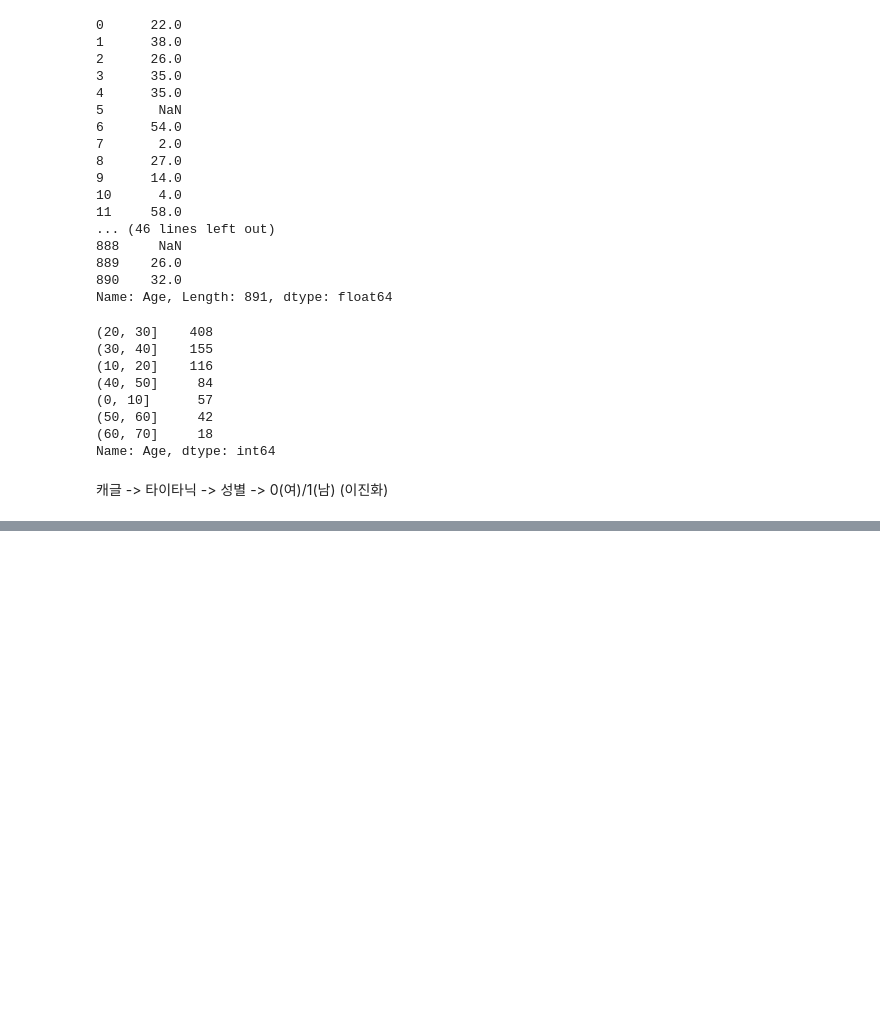
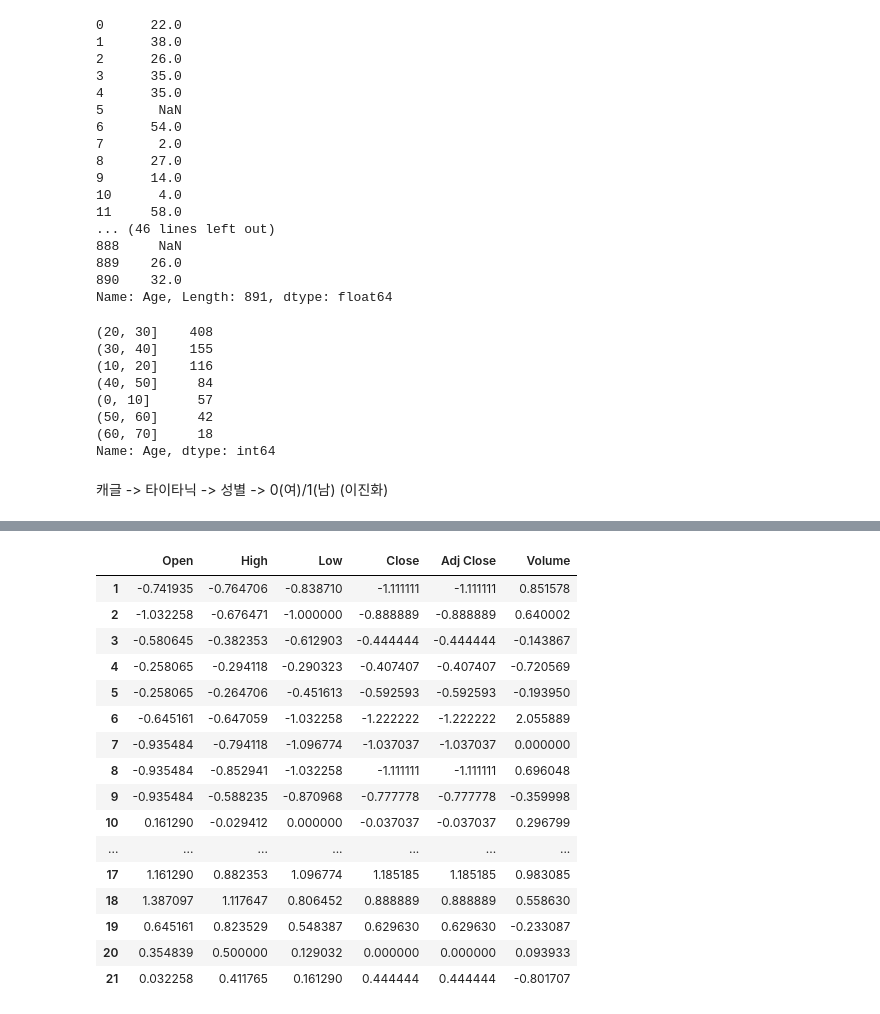
Before and after one commit to RYUNSUN/AI_Curriculum_Multicampus, a Jupyter notebook: 빅데이터(딥러닝) 활용 AI 설계/빅데이터 활용_머신러닝/Code/Code03-02 mission.ipynb, the cells around one changed output, grey strips where cells are left out. Drawn from its saved outputs; the diff is of its cells as text; code cells hidden in the pictures; blank space fills up the shorter version.

```diff
--- a/빅데이터(딥러닝) 활용 AI 설계/빅데이터 활용_머신러닝/Code/Code03-02 mission.ipynb
+++ b/빅데이터(딥러닝) 활용 AI 설계/빅데이터 활용_머신러닝/Code/Code03-02 mission.ipynb
@@ -168,0 +306,23 @@ Name: Sex, Length: 891, dtype: int32
+# %%
+rbs_x1=(s_data-median(s_data,axis=0)) / (percentile(s_data,75,axis=0)-percentile
+                                         (s_data,25,axis=0))
+# %%
+rbs_x1
+# %% [output]
+|  | Open | High | Low | Close | Adj Close | Volume |
+| 1 | -0.741935 | -0.764706 | -0.838710 | -1.111111 | -1.111111 | 0.851578 |
+| 2 | -1.032258 | -0.676471 | -1.000000 | -0.888889 | -0.888889 | 0.640002 |
+| 3 | -0.580645 | -0.382353 | -0.612903 | -0.444444 | -0.444444 | -0.143867 |
+| 4 | -0.258065 | -0.294118 | -0.290323 | -0.407407 | -0.407407 | -0.720569 |
+| 5 | -0.258065 | -0.264706 | -0.451613 | -0.592593 | -0.592593 | -0.193950 |
+| 6 | -0.645161 | -0.647059 | -1.032258 | -1.222222 | -1.222222 | 2.055889 |
+| 7 | -0.935484 | -0.794118 | -1.096774 | -1.037037 | -1.037037 | 0.000000 |
+| 8 | -0.935484 | -0.852941 | -1.032258 | -1.111111 | -1.111111 | 0.696048 |
+| 9 | -0.935484 | -0.588235 | -0.870968 | -0.777778 | -0.777778 | -0.359998 |
+| 10 | 0.161290 | -0.029412 | 0.000000 | -0.037037 | -0.037037 | 0.296799 |
+| ... | ... | ... | ... | ... | ... | ... |
+| 17 | 1.161290 | 0.882353 | 1.096774 | 1.185185 | 1.185185 | 0.983085 |
+| 18 | 1.387097 | 1.117647 | 0.806452 | 0.888889 | 0.888889 | 0.558630 |
+| 19 | 0.645161 | 0.823529 | 0.548387 | 0.629630 | 0.629630 | -0.233087 |
+| 20 | 0.354839 | 0.500000 | 0.129032 | 0.000000 | 0.000000 | 0.093933 |
+| 21 | 0.032258 | 0.411765 | 0.161290 | 0.444444 | 0.444444 | -0.801707 |
```
Also changed, not shown: parts of 15 cells of this notebook, 2 other files.
